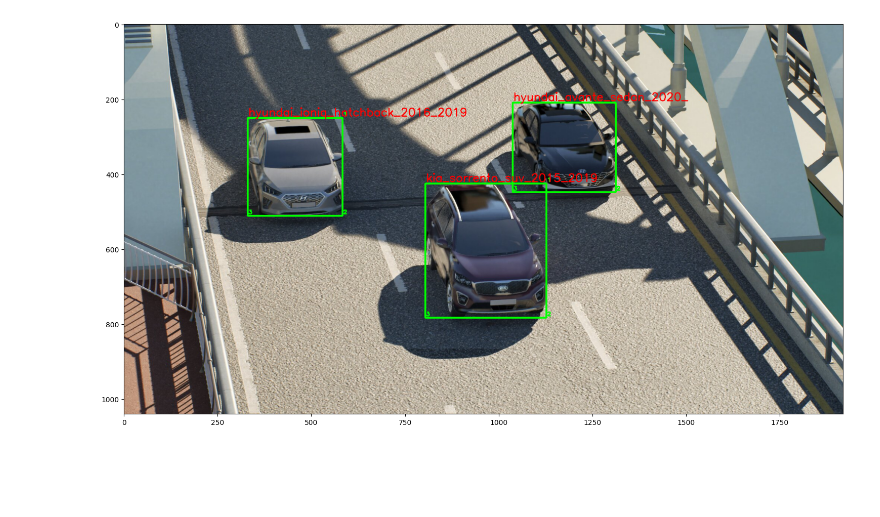
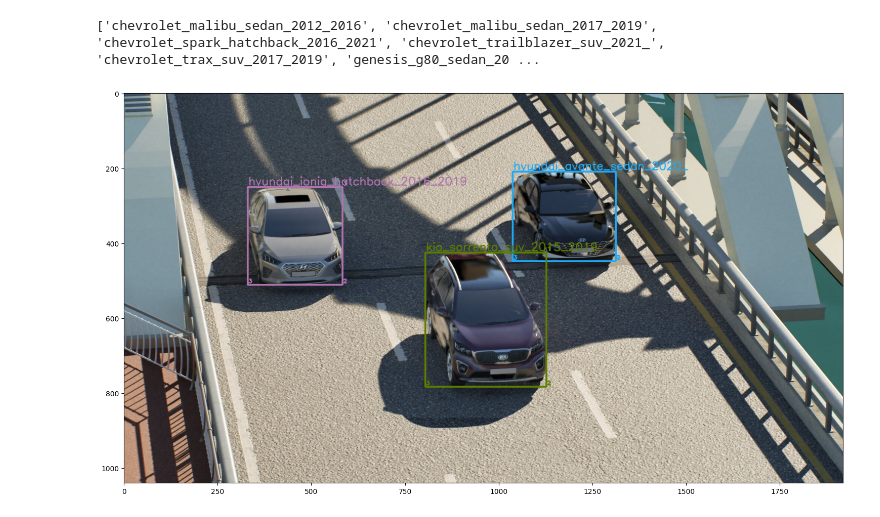
Before and after one commit to six-million/object-detection-for-synthetic-data, a Jupyter notebook: notebooks/eda.ipynb, the cells around one changed output. Cells and saved outputs as stored; diff of their text form; code cells hidden in the pictures; blank space fills up the shorter version.

```diff
--- a/notebooks/eda.ipynb
+++ b/notebooks/eda.ipynb
@@ -7,24 +0,0 @@ import matplotlib.pyplot as plt
-# %%
-# 클래스 - encoding 변환 함수
-def get_convert(class_dir='../open/classes.txt'):
-    f = open(class_dir, 'r')
-    lines = [list(line.strip().split(',')) for line in f.readlines()]
-    f.close()
-
-    encode = {}
-    decode = {}
-    for cls_num, cls_name in lines:
-        encode[int(cls_num)] = cls_name
-        decode[cls_name] = int(cls_num)
-
-    return encode, decode
-
-encode, decode = get_convert()
-
-print('encode')
-for k,v in encode.items():
-    print(k, '->', v)
-print()
-print('decode')
-for k,v in decode.items():
-    print(k, '->', v)
@@ -49,40 +1,76 @@ ssangyong_tivoli_suv_2016_2020 -> 33
+# %%
+import os
+import cv2
+import glob
+import numpy as np
+import pandas as pd
+import matplotlib.pyplot as plt
+from collections import defaultdict
+from tqdm import tqdm
+
+# 클래스 - encoding 변환 함수
+def get_convert(class_dir='./open/classes.txt'):
+    f = open(class_dir, 'r')
+    lines = [list(line.strip().split(',')) for line in f.readlines()]
+    f.close()
+
+    encode = {}
+    decode = {}
+    for cls_num, cls_name in lines:
+        encode[int(cls_num)] = cls_name
+        decode[cls_name] = int(cls_num)
+
+    return encode, decode
+
+# 클래스 - 색상 변환
+palette = [(220, 20, 60), (119, 11, 32), (0, 0, 142), (0, 0, 230), (106, 0, 228),
+         (0, 60, 100), (0, 80, 100), (0, 0, 70), (0, 0, 192), (250, 170, 30),
+         (100, 170, 30), (220, 220, 0), (175, 116, 175), (250, 0, 30), (165, 42, 42),
+         (255, 77, 255), (0, 226, 252), (182, 182, 255), (0, 82, 0), (120, 166, 157),
+         (110, 76, 0), (174, 57, 255), (199, 100, 0), (72, 0, 118), (255, 179, 240),
+         (0, 125, 92), (209, 0, 151), (188, 208, 182), (0, 220, 176), (255, 99, 164),
+         (92, 0, 73), (133, 129, 255), (78, 180, 255), (0, 228, 0)]
+
+encode, decode = get_convert()
+
+print(list(decode.keys()))
+# %% [output]
+['chevrolet_malibu_sedan_2012_2016', 'chevrolet_malibu_sedan_2017_2019', 'chevrolet_spark_hatchback_2016_2021', 'chevrolet_trailblazer_suv_2021_', 'chevrolet_trax_suv_2017_2019', 'genesis_g80_sedan_20 ...
 # %%
 # 이미지와 bbox 확인
-def viz(image_name='syn_00000.png', base_dir='../open/train', axis='on'):
+def viz(image_name='syn_00000.png', base_dir='./open/train', axis='on'):
     name, ext = image_name.split('.')
     image_path = os.path.join(base_dir, image_name)
     anno_path = os.path.join(base_dir, name+'.txt')
     assert glob.glob(image_path), 'image not found'
     assert glob.glob(anno_path), 'annotation not found'
 
     anno_file = open(anno_path, 'r')
     anno_lines = [list(map(float, line.strip().split())) for line in anno_file.readlines()]
     anno_file.close()
 
     image = cv2.imread(image_path)
-    bbox_color = (0, 255, 0)
-    text_color = (0, 0, 255)
     for line in anno_lines:
         cls, x1, y1, x2, y2, x3, y3, x4, y4 = map(int, line)
         pts = np.array([[x1, y1], [x2, y2], [x3, y3], [x4, y4]], np.int32)
 
         # bbox 표시
-        image = cv2.polylines(image, [pts], True, bbox_color, 3)
+        image = cv2.polylines(image, [pts], True, palette[cls], 3)
 
         # 좌표 순서 표시
-        cv2.putText(image,"1",(pts[1][0]+2,pts[1][1]-5), cv2.FONT_HERSHEY_SIMPLEX, .5, bbox_color, 2)
-        cv2.putText(image,"2",(pts[2][0]+2,pts[2][1]-5), cv2.FONT_HERSHEY_SIMPLEX, .5, bbox_color, 2)
-        cv2.putText(image,"3",(pts[3][0]+2,pts[3][1]-5), cv2.FONT_HERSHEY_SIMPLEX, .5, bbox_color, 2)
+        cv2.putText(image,"1",(pts[1][0]+2,pts[1][1]-5), cv2.FONT_HERSHEY_SIMPLEX, .5, palette[cls], 2)
+        cv2.putText(image,"2",(pts[2][0]+2,pts[2][1]-5), cv2.FONT_HERSHEY_SIMPLEX, .5, palette[cls], 2)
+        cv2.putText(image,"3",(pts[3][0]+2,pts[3][1]-5), cv2.FONT_HERSHEY_SIMPLEX, .5, palette[cls], 2)
 
         # 클래스명 표시
-        cv2.putText(image,encode[cls],(pts[0][0]+2,pts[0][1]-5), cv2.FONT_HERSHEY_SIMPLEX, 1, text_color, 2)
+        cv2.putText(image,encode[cls],(pts[0][0]+2,pts[0][1]-5), cv2.FONT_HERSHEY_SIMPLEX, 1, palette[cls], 2)
 
 
     fig, axes = plt.subplots(1, figsize=(20, 10))
 
     axes.imshow(cv2.cvtColor(image, cv2.COLOR_BGR2RGB))
     axes.axis(axis)
 
 viz()
 # %% [output]
-[figure, old version]
+[figure, new version]
```
Also changed, not shown: parts of 13 cells of this notebook, 4 other files.
